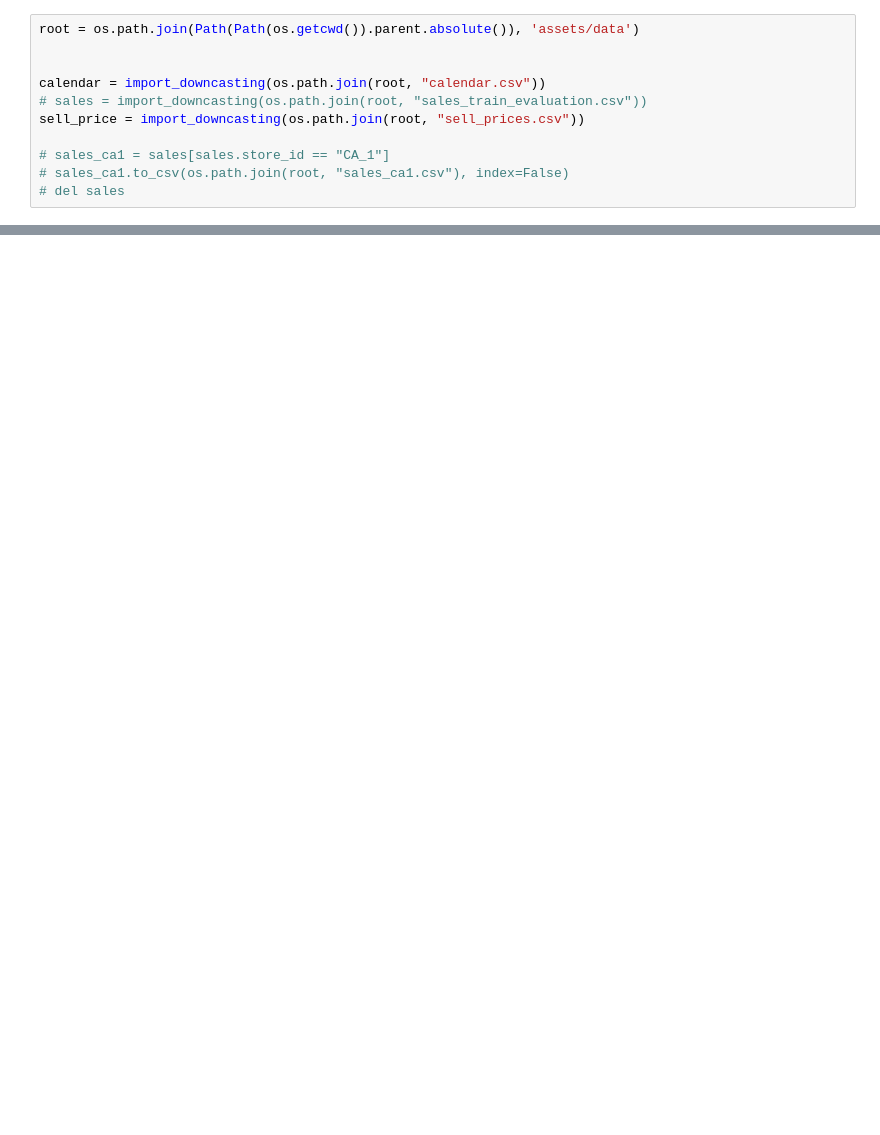
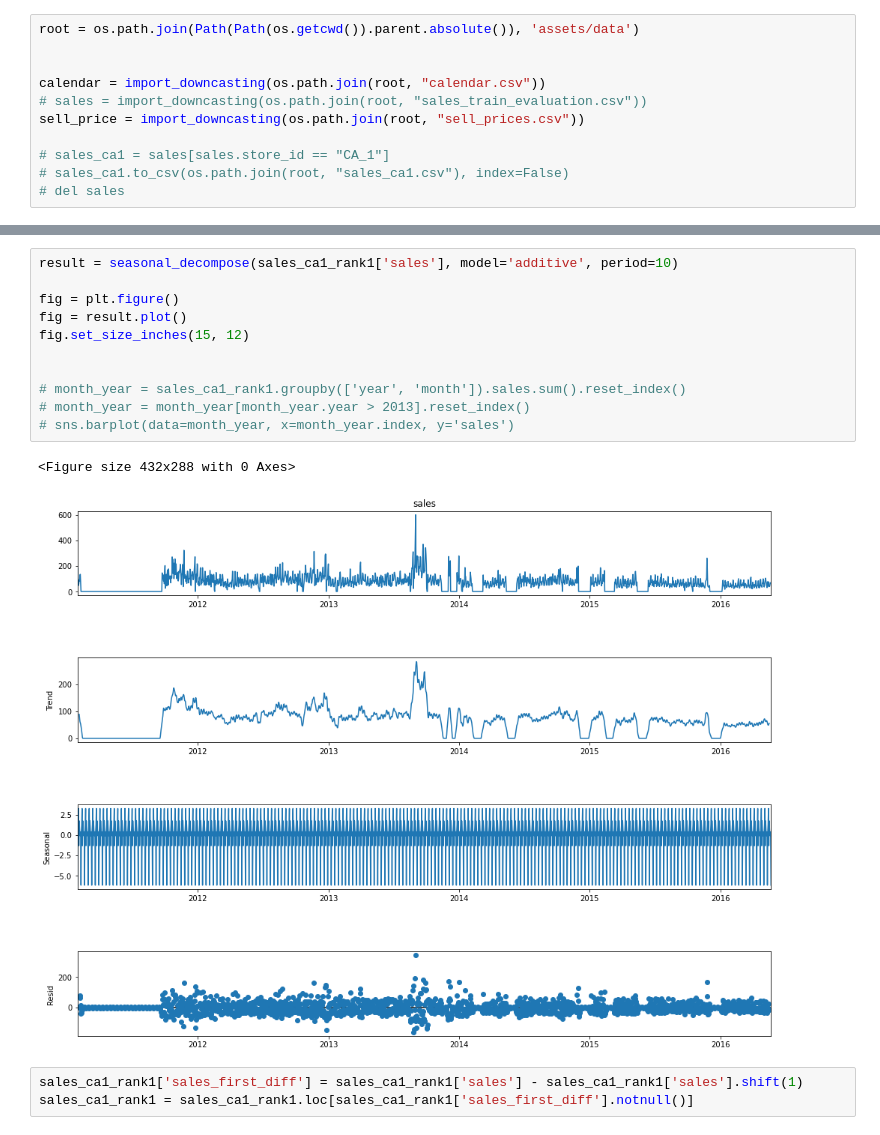
Before and after one commit to NatYhee/m5-forecasting-accuracy, a Jupyter notebook: src/experiment_notebook.ipynb, the cells around one changed output, grey strips where cells are left out. Drawn from its saved outputs; the diff is of its cells as text; blank space fills up the shorter version.

```diff
--- a/src/experiment_notebook.ipynb
+++ b/src/experiment_notebook.ipynb
@@ -47,0 +42,17 @@ sales.head()
+# %%
+result = seasonal_decompose(sales_ca1_rank1['sales'], model='additive', period=10)
+
+fig = plt.figure()
+fig = result.plot()
+fig.set_size_inches(15, 12)
+
+
+# month_year = sales_ca1_rank1.groupby(['year', 'month']).sales.sum().reset_index()
+# month_year = month_year[month_year.year > 2013].reset_index()
+# sns.barplot(data=month_year, x=month_year.index, y='sales')
+# %% [output]
+<Figure size 432x288 with 0 Axes>
+[figure, added]
+# %%
+sales_ca1_rank1['sales_first_diff'] = sales_ca1_rank1['sales'] - sales_ca1_rank1['sales'].shift(1)
+sales_ca1_rank1 = sales_ca1_rank1.loc[sales_ca1_rank1['sales_first_diff'].notnull()]
```
Also changed, not shown: parts of 9 cells of this notebook, 1 other file.
